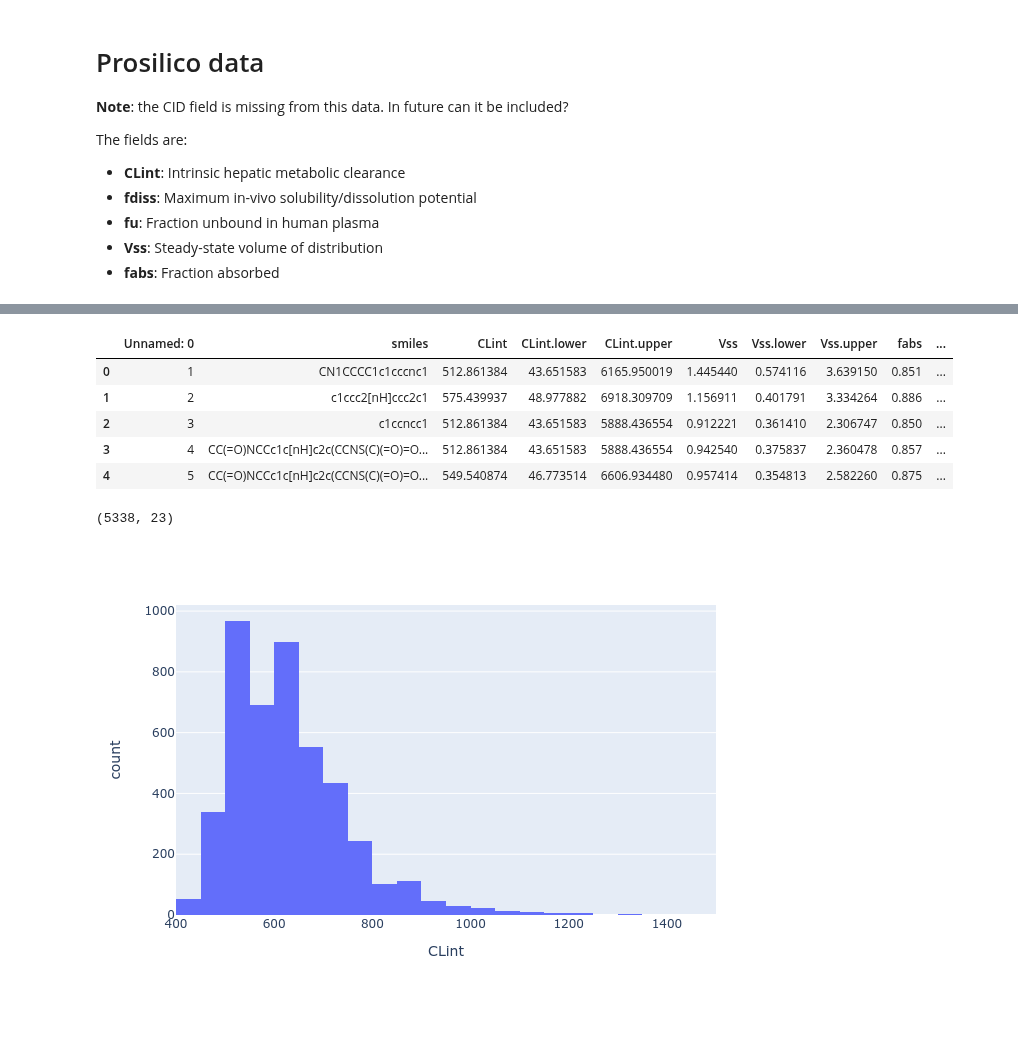
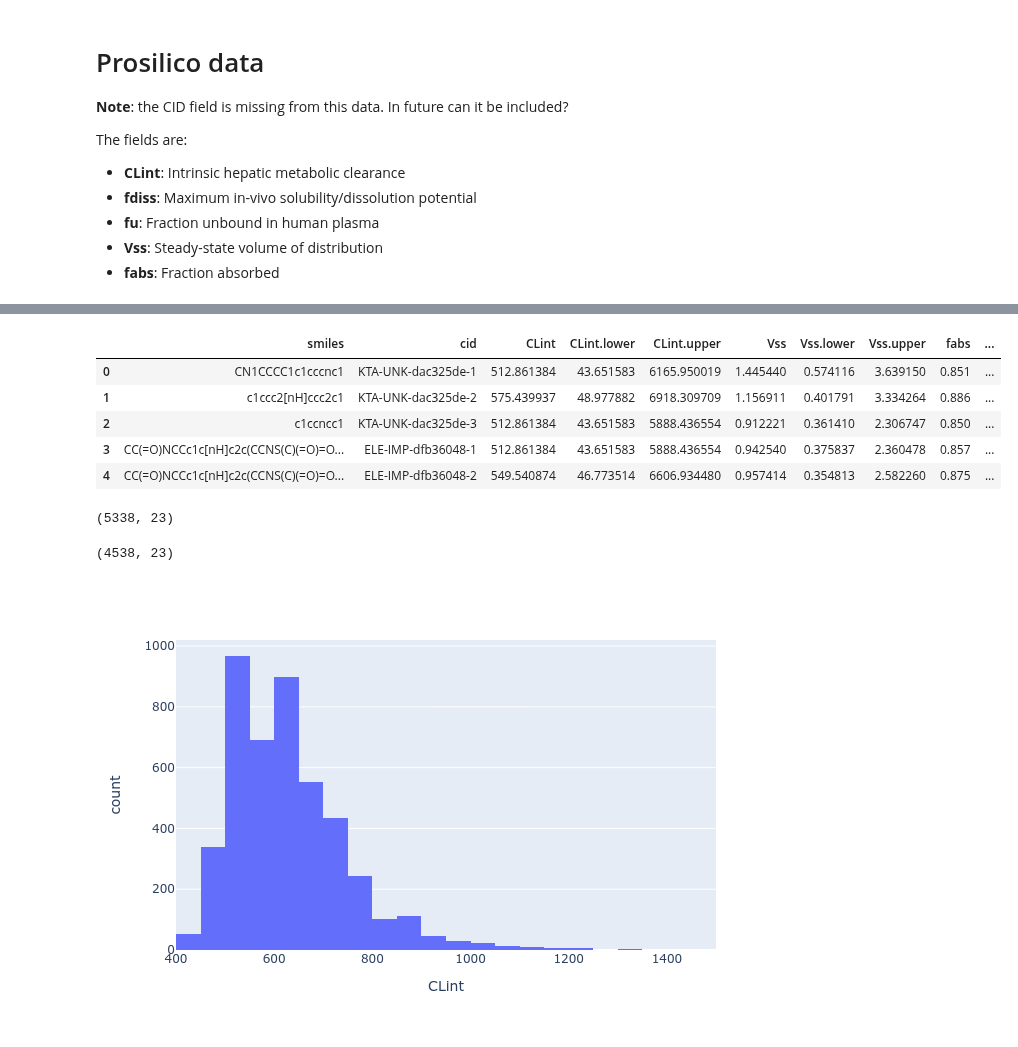
Before and after one commit to tdudgeon/jupyter_mpro, a Jupyter notebook: ADMET-moonshot.ipynb, the cells around one changed output, grey strips where cells are left out. Drawn from its saved outputs; the diff is of its cells as text; code cells hidden in the pictures.

Commit message:
updated prosilico data and merged

```diff
--- a/ADMET-moonshot.ipynb
+++ b/ADMET-moonshot.ipynb
@@ -25,6 +25,9 @@ from rdkit.Chem import PandasTools
 # %%
 # Set the default renderer to png as the data is huge and overwhelms the Javascript renderers
 pio.renderers.default = 'png'
+
+# set the value of rows to display
+pd.set_option('display.max_rows', 200)
 # %% [markdown]
 # Source data
 This is the inputs from which the predictions were generated. I comprise 4,539 molecules with SMILES and CIDs that was dowloaded from https://covid.postera.ai/covid/submissions.csv on 01-MAY-2020 (note the data there might have since been updated). The downloaded file is at data/moonshot/inputs-4539.csf.gz
@@ -189,12 +192,15 @@ df_prosilico.shape
-# %%
-df_prosilico.head()
-# %% [output]
-|  | Unnamed: 0 | smiles | CLint | CLint.lower | CLint.upper | Vss | Vss.lower | Vss.upper | fabs | ... |
-| 0 | 1 | CN1CCCC1c1cccnc1 | 512.861384 | 43.651583 | 6165.950019 | 1.445440 | 0.574116 | 3.639150 | 0.851 | ... |
-| 1 | 2 | c1ccc2[nH]ccc2c1 | 575.439937 | 48.977882 | 6918.309709 | 1.156911 | 0.401791 | 3.334264 | 0.886 | ... |
-| 2 | 3 | c1ccncc1 | 512.861384 | 43.651583 | 5888.436554 | 0.912221 | 0.361410 | 2.306747 | 0.850 | ... |
-| 3 | 4 | CC(=O)NCCc1c[nH]c2c(CCNS(C)(=O)=O... | 512.861384 | 43.651583 | 5888.436554 | 0.942540 | 0.375837 | 2.360478 | 0.857 | ... |
-| 4 | 5 | CC(=O)NCCc1c[nH]c2c(CCNS(C)(=O)=O... | 549.540874 | 46.773514 | 6606.934480 | 0.957414 | 0.354813 | 2.582260 | 0.875 | ... |
+# %%
+#
+#first column is empty so let's drop it
+df_prosilico.drop(df_prosilico.columns[0],axis=1,inplace=True)
+df_prosilico.head()
+# %% [output]
+|  | smiles | cid | CLint | CLint.lower | CLint.upper | Vss | Vss.lower | Vss.upper | fabs | ... |
+| 0 | CN1CCCC1c1cccnc1 | KTA-UNK-dac325de-1 | 512.861384 | 43.651583 | 6165.950019 | 1.445440 | 0.574116 | 3.639150 | 0.851 | ... |
+| 1 | c1ccc2[nH]ccc2c1 | KTA-UNK-dac325de-2 | 575.439937 | 48.977882 | 6918.309709 | 1.156911 | 0.401791 | 3.334264 | 0.886 | ... |
+| 2 | c1ccncc1 | KTA-UNK-dac325de-3 | 512.861384 | 43.651583 | 5888.436554 | 0.912221 | 0.361410 | 2.306747 | 0.850 | ... |
+| 3 | CC(=O)NCCc1c[nH]c2c(CCNS(C)(=O)=O... | ELE-IMP-dfb36048-1 | 512.861384 | 43.651583 | 5888.436554 | 0.942540 | 0.375837 | 2.360478 | 0.857 | ... |
+| 4 | CC(=O)NCCc1c[nH]c2c(CCNS(C)(=O)=O... | ELE-IMP-dfb36048-2 | 549.540874 | 46.773514 | 6606.934480 | 0.957414 | 0.354813 | 2.582260 | 0.875 | ... |
 # %%
 # First see how this data corresponds to the inputs
 df_prosilico_inputs = pd.merge(df_inputs, df_prosilico, left_on='SMILES', right_on='smiles')
@@ -204,5 +209,12 @@ df_prosilico_inputs.shape
 # %% [output]
 (5338, 23)
+# %%
+# so let's merge on CID
+df_prosilico_inputs = pd.merge(df_inputs, df_prosilico, left_on='CID', right_on='cid')
+df_prosilico_inputs.shape
+# OK, good. We get the right number of rows
+# %% [output]
+(4538, 23)
 # %%
 fig = px.histogram(df_prosilico, x="CLint", nbins=50)
 fig.show()
```
Also changed, not shown: parts of 12 cells of this notebook, 1 other file.
